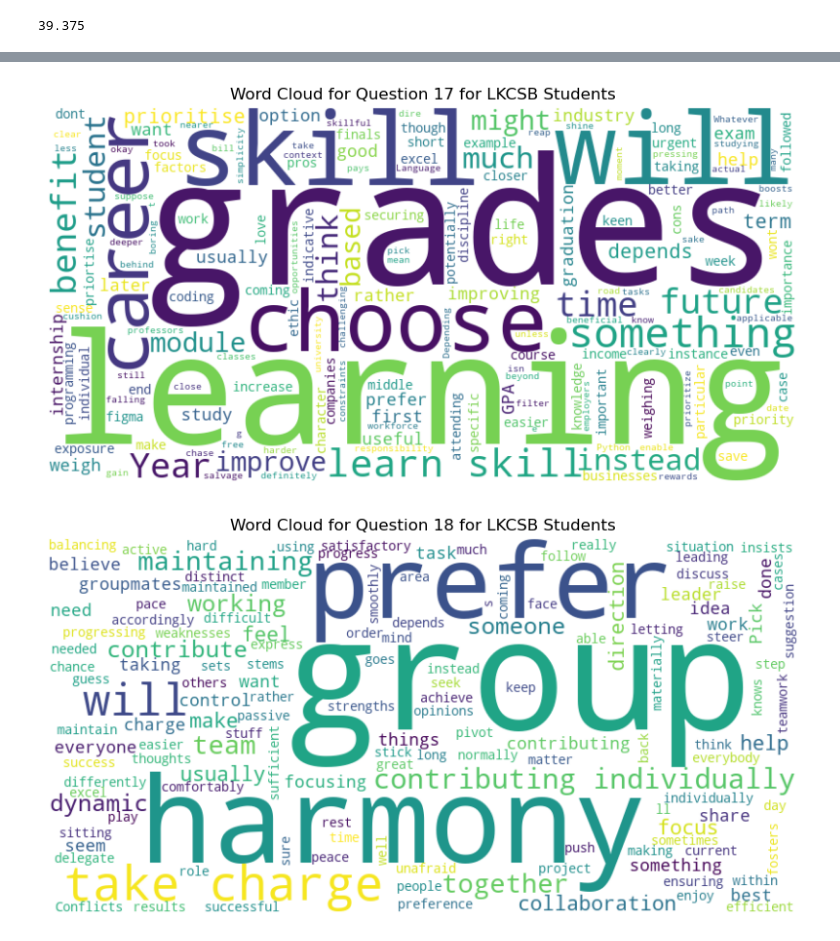
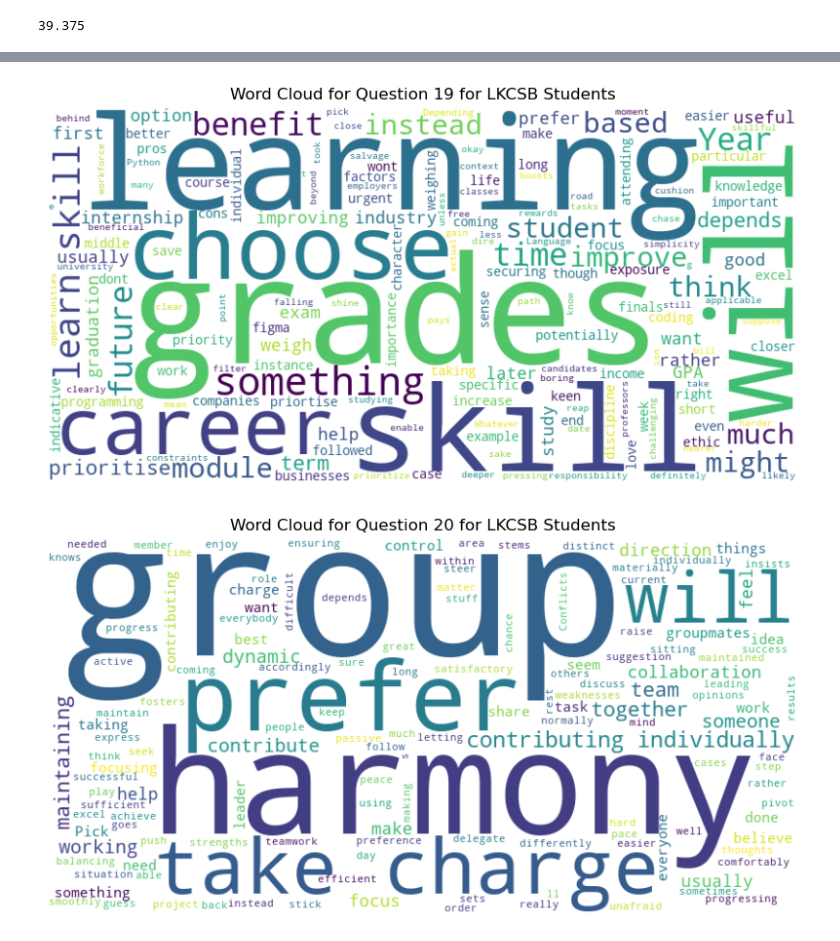
Before and after one commit to gcshane/icc-survey-analysis, a Jupyter notebook: ICC survey EDA.ipynb, the cells around one changed output, grey strips where cells are left out. Cells and saved outputs as stored; diff of their text form; code cells hidden in the pictures.

Commit message:
Correct word cloud question number again

```diff
--- a/ICC survey EDA.ipynb
+++ b/ICC survey EDA.ipynb
@@ -224,6 +224,6 @@ for question, responses in responses_by_question.items():
     plt.figure(figsize=(10, 5))
     plt.imshow(wordcloud, interpolation='bilinear')
     plt.axis('off')
-    plt.title(f'Word Cloud for Question {question + 17} for SCIS Students')
+    plt.title(f'Word Cloud for Question {question + 19} for SCIS Students')
     plt.show()
 # %% [output]
@@ -234,22 +234,22 @@ for question, responses in responses_by_question.items():
 # %%
 lkcsb_open = lkcsb.iloc[18:].reset_index()
 lkcsb_open_rows = lkcsb_open.shape[0] # each question
 lkcsb_open_cols = lkcsb_open.shape[1] # each repondent
 responses_by_question = {}
 for i in range(lkcsb_open_rows):
     responses = []
     for j in range(1, lkcsb_open_cols):
         response = str(lkcsb_open.iloc[i, j]).split()
         filtered_words = [word for word in response if word.lower() not in STOPWORDS and len(word) > 3]
         responses.append(" ".join(filtered_words))
     responses_by_question[i] = " ".join(responses)
 for question, responses in responses_by_question.items():
     wordcloud = WordCloud(width=800, height=400, background_color='white').generate(responses)
     plt.figure(figsize=(10, 5))
     plt.imshow(wordcloud, interpolation='bilinear')
     plt.axis('off')
-    plt.title(f'Word Cloud for Question {question + 17} for LKCSB Students')
+    plt.title(f'Word Cloud for Question {question + 19} for LKCSB Students')
     plt.show()
 # %% [output]
-[figure, old version]
+[figure, new version]
-[figure, old version]
+[figure, new version]
```
Also changed, not shown: parts of 2 cells of this notebook.
